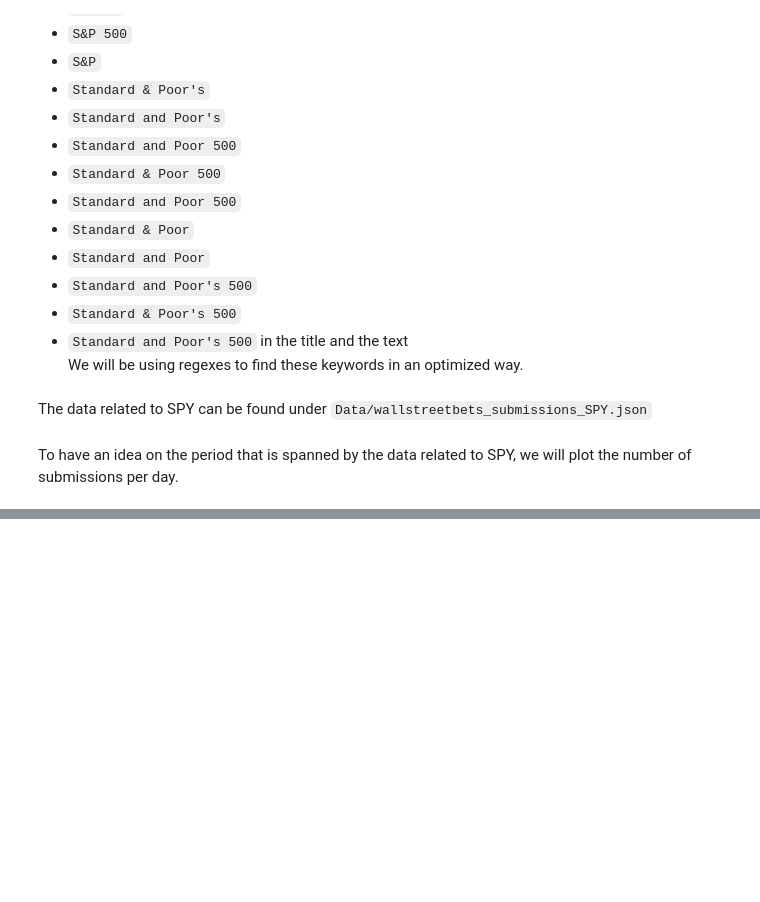
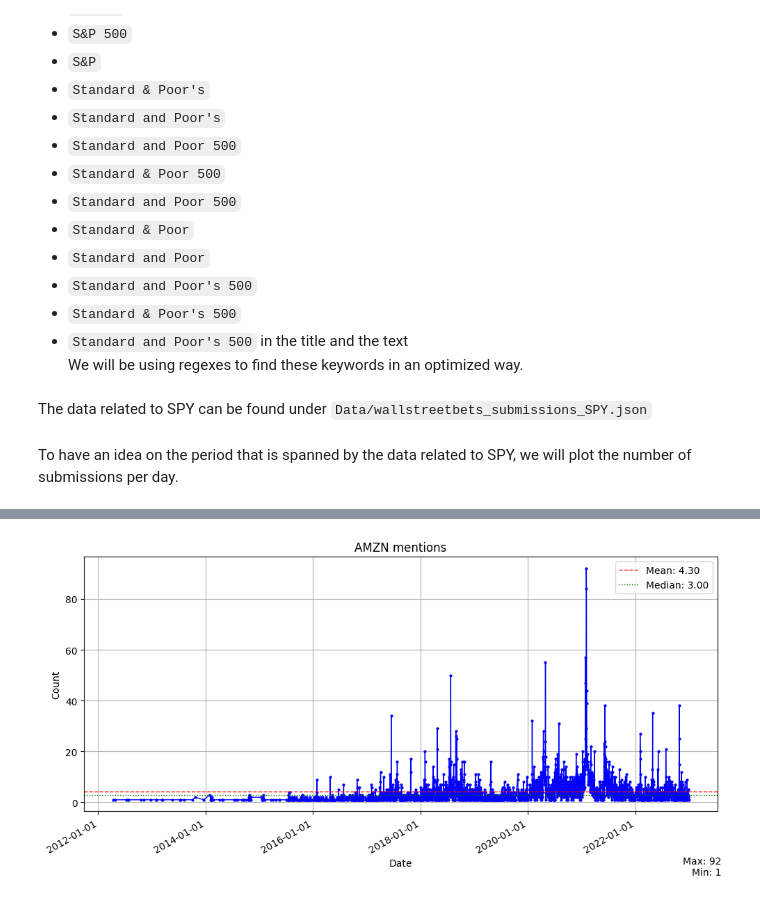
Before and after one commit to AliE02/Reddit-based-trading-strategy, a Jupyter notebook: data_explore.ipynb, the cells around one changed output, grey strips where cells are left out. Drawn from its saved outputs; the diff is of its cells as text; code cells hidden in the pictures; blank space fills up the shorter version.

```diff
--- a/data_explore.ipynb
+++ b/data_explore.ipynb
@@ -128,0 +379,4 @@ Therefore, we will have to change our strategy and either look for another asset
+# %%
+plot_date_counts("AMZN mentions", amzn_dict)
+# %% [output]
+[figure, added]
```
Also changed, not shown: parts of 26 cells of this notebook, 12 other files.
